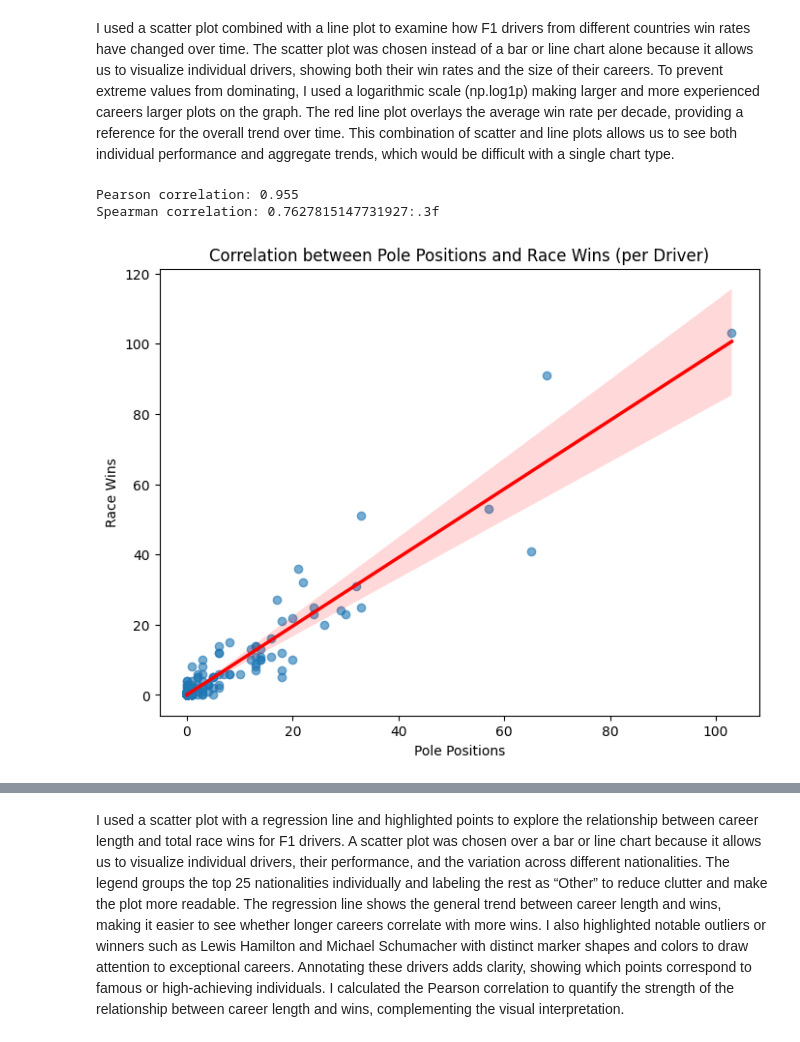
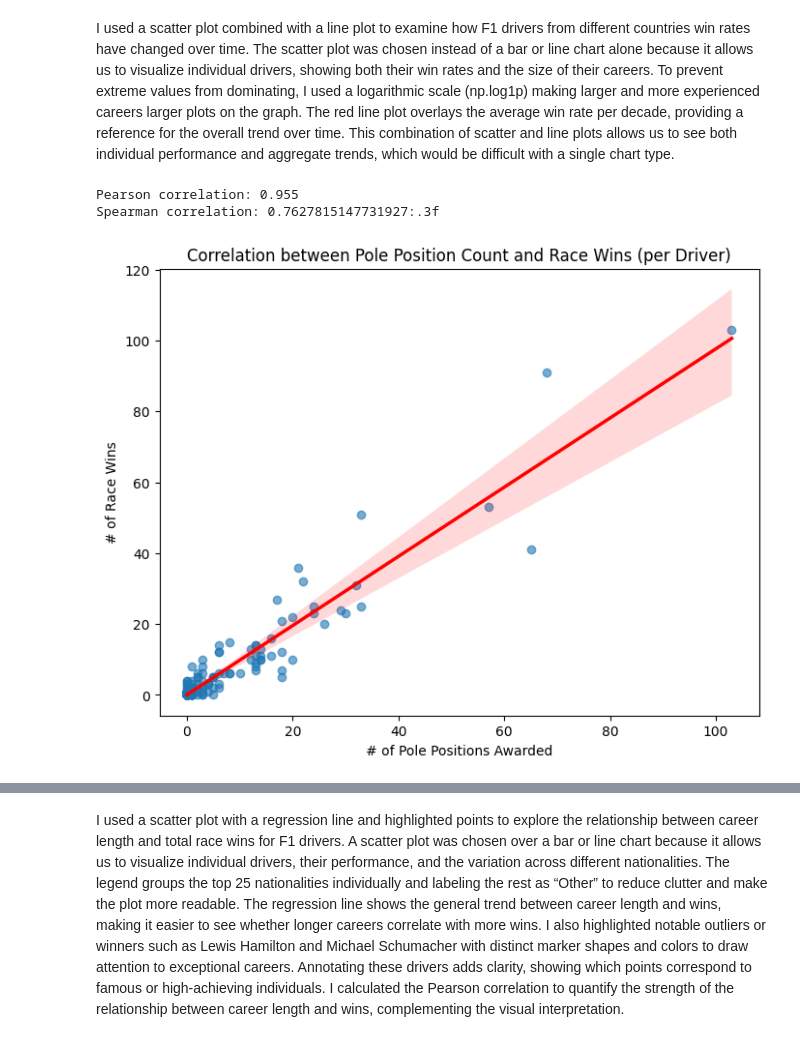
Before and after one commit to ryakkalauncc/4122project1, a Jupyter notebook: ITCS4122Project1.ipynb, the cells around one changed output, grey strips where cells are left out. Cells and saved outputs as stored; diff of their text form; code cells hidden in the pictures.

```diff
--- a/ITCS4122Project1.ipynb
+++ b/ITCS4122Project1.ipynb
@@ -168,25 +155,25 @@ The red line plot overlays the average win rate per decade, providing a referenc
 # %%
 df_corr = race_df[["Pole_Positions", "Race_Wins"]].dropna()
 pearson_corr= df_corr["Pole_Positions"].corr(df_corr["Race_Wins"], method="pearson")
 spearman_corr = df_corr["Pole_Positions"].corr(df_corr["Race_Wins"], method="spearman")
 
 print(f"Pearson correlation: {pearson_corr:.3f}")
 print(f"Spearman correlation: {spearman_corr}:.3f")
 
 plt.figure(figsize=(8,6))
 sns.regplot(
     data=df_corr,
     x="Pole_Positions",
     y="Race_Wins",
     scatter_kws={"alpha":0.6},
     line_kws={"color":"red", "linewidth":2.5}
 )
-plt.title("Correlation between Pole Positions and Race Wins (per Driver)")
-plt.xlabel("Pole Positions")
-plt.ylabel("Race Wins")
+plt.title("Correlation between Pole Position Count and Race Wins (per Driver)")
+plt.xlabel("# of Pole Positions Awarded")
+plt.ylabel("# of Race Wins")
 plt.show()
 # %% [output]
 Pearson correlation: 0.955
 Spearman correlation: 0.7627815147731927:.3f
-[figure, old version]
+[figure, new version]
 # %% [markdown]
```
Also changed, not shown: parts of 3 cells of this notebook.
